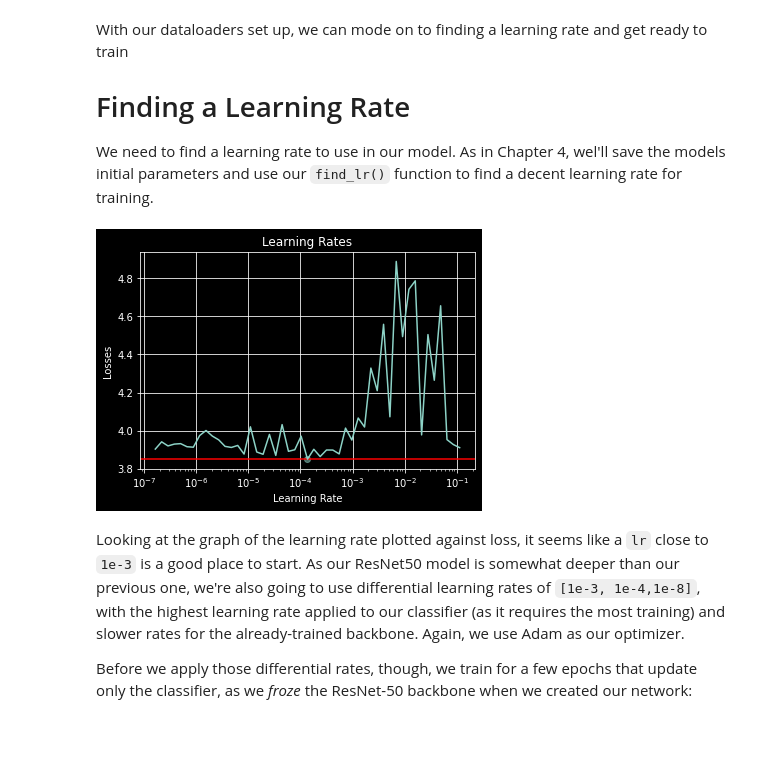
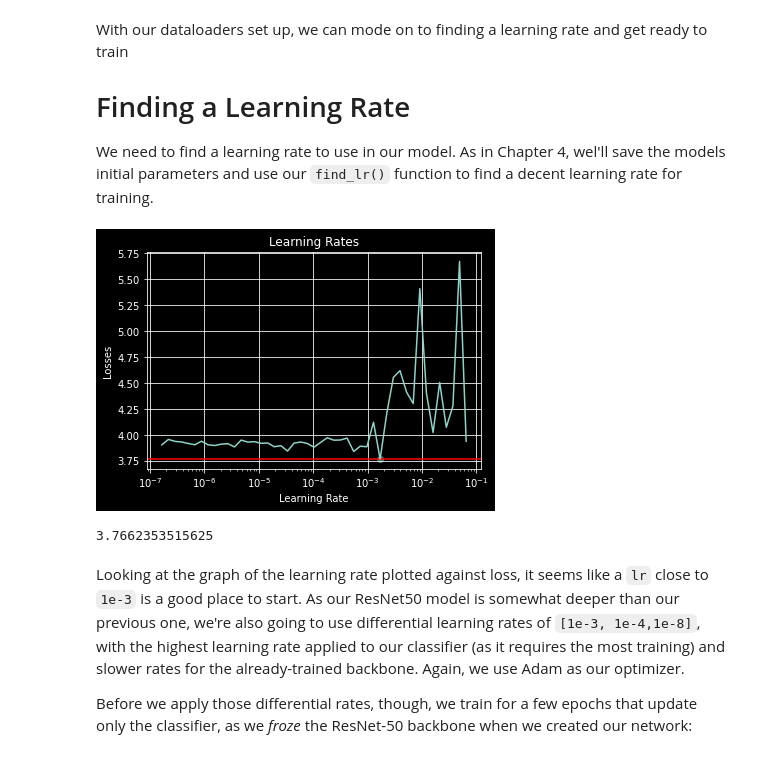
Before and after one commit to lenoqt/PyTorch, a Jupyter notebook: Book-1/Chapter 6 - Torchaudio.ipynb, the cells around one changed output. Cells and saved outputs as stored; diff of their text form; code cells hidden in the pictures.

````diff
--- a/Book-1/Chapter 6 - Torchaudio.ipynb
+++ b/Book-1/Chapter 6 - Torchaudio.ipynb
@@ -253,11 +261,12 @@ def find_lr(model, loss_fn, optimizer, train_loader, init_value=1e-8, final_valu
     for data in train_loader:
         batch_num += 1
         inputs, targets = data
-        inputs = inputs.to(device)
+        inputs = inputs.half().to(device)
         targets = targets.to(device)
         optimizer.zero_grad()
-        outputs = model(inputs)
-        loss = loss_fn(outputs, targets)
+        with autocast():
+            outputs = model(inputs)
+            loss = loss_fn(outputs, targets)
 
         # Crash out if loss explodes
 
@@ -494,7 +499,7 @@ spec_resnet.fc = nn.Sequential(nn.Linear(spec_resnet.fc.in_features, 500),
 # torch.cuda.empty_cache()
 # print(torch.cuda.memory_summary(device=None, abbreviated=False))
 # %%
-device = 'cpu'
+device = 'cuda'
 spec_resnet.to(device)
 # %% [output]
 ResNet(
@@ -536,8 +541,8 @@ esc50pre_test = ESC50Spectogram(PATH_TO_ESC50_test, img_transforms=transforms.Co
                          std=[0.229, 0.224, 0.225])]))
 # %%
 bs = 16
-esc50pre_train_loader = DataLoader(esc50pre_train, batch_size=bs, shuffle=True, num_workers=2)
-esc50pre_valid_loader = DataLoader(esc50pre_valid, batch_size=bs, shuffle=True, num_workers=2)
+esc50pre_train_loader = DataLoader(esc50pre_train, batch_size=bs, shuffle=True, num_workers=1)
+esc50pre_valid_loader = DataLoader(esc50pre_valid, batch_size=bs, shuffle=True, num_workers=1)
 #esc50pre_test_loader = DataLoader(esc50pre_test, batch_size=bs, shuffle=True, num_workers=2)
 # %% [markdown]
 With our dataloaders set up, we can  mode on to finding a learning rate and get ready to train
@@ -548,21 +553,26 @@ We need to find a learning rate to use in our model. As in Chapter 4, wel'll sav
 # %%
 torch.save(spec_resnet.state_dict(), 'spec_resnet.pth')
 loss_fn = nn.CrossEntropyLoss()
 optimizer = torch.optim.Adam(spec_resnet.parameters(), lr=1e-3)
+optimizer
 logs, losses = find_lr(spec_resnet, loss_fn, optimizer, esc50pre_train_loader, device=device)
 
 min_loss, opt_log = get_index_min(logs, losses)
 
 fig, ax = plt.subplots()
 ax.scatter(opt_log, min_loss, alpha=0.5)
 ax.axhline(y=min_loss, color='r')
 ax.semilogx(logs, losses)
 ax.set(xlabel='Learning Rate', ylabel='Losses',
        title='Learning Rates')
 ax.grid()
 plt.show()
 # %% [output]
-[figure, old version]
+[figure, new version]
+# %%
+min_loss
+# %% [output]
+3.7662353515625
 # %% [markdown]
 Looking at the graph of the learning rate plotted against loss, it seems like a ```lr``` close to ```1e-3``` is a good place to start. As our ResNet50 model is somewhat deeper than our previous one, we're also going to use differential learning rates of ```[1e-3, 1e-4,1e-8]```, with the highest learning rate applied to our classifier (as it requires the most training) and slower rates for the already-trained backbone. Again, we use Adam as our optimizer.
 
````
Also changed, not shown: parts of 12 cells of this notebook.
